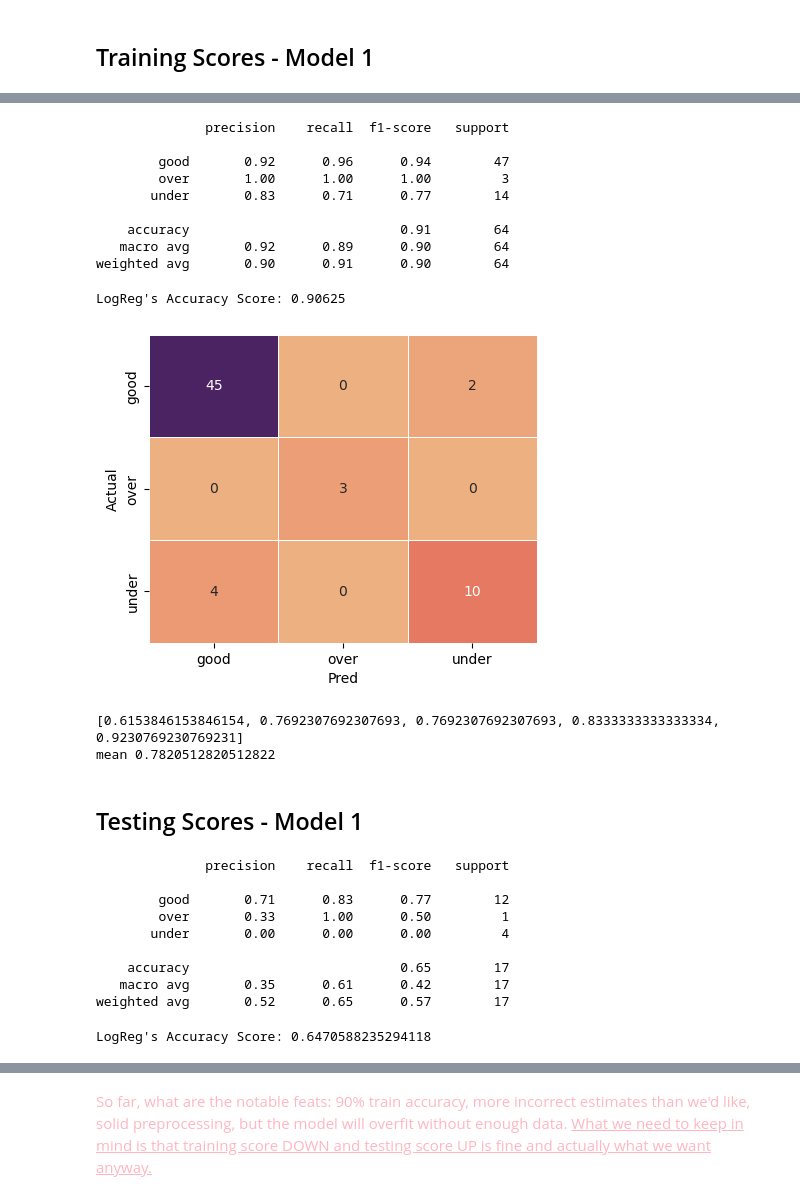
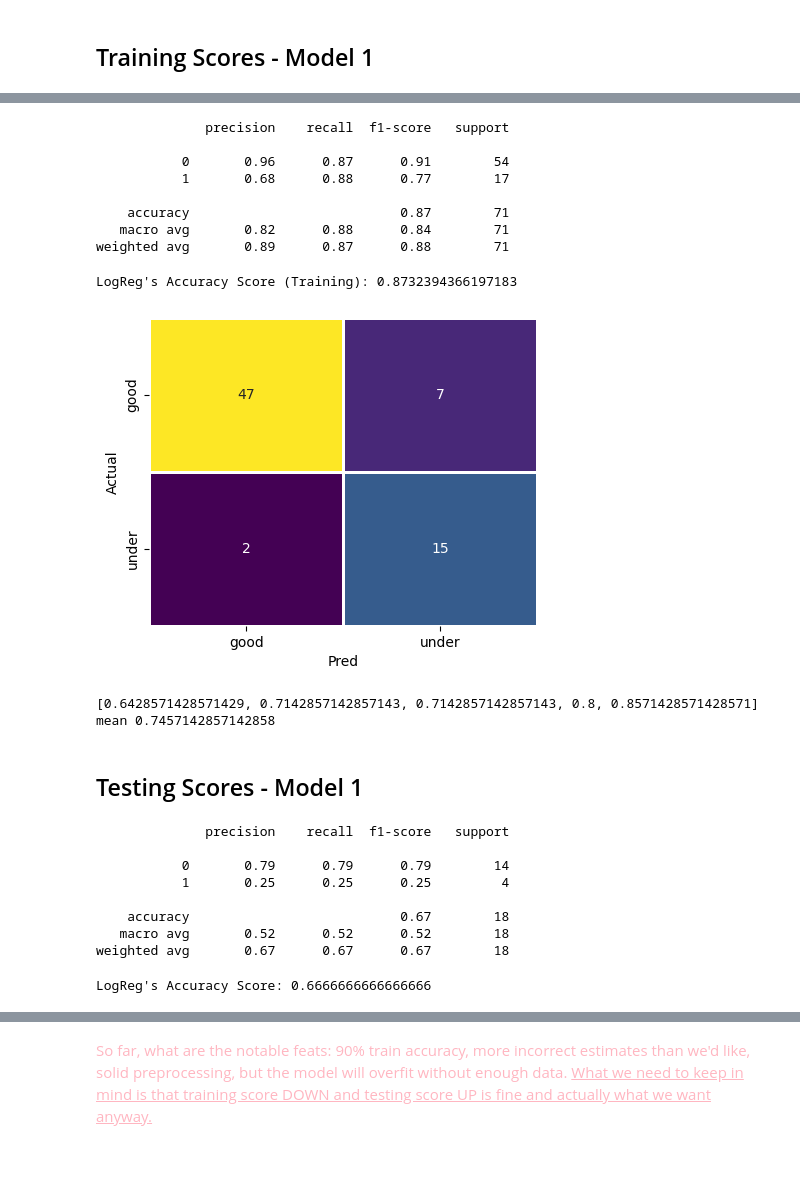
Before and after one commit to anichip/EspressFlowCV, a Jupyter notebook: initial_model.ipynb, the cells around one changed output, grey strips where cells are left out. Drawn from its saved outputs; the diff is of its cells as text; code cells hidden in the pictures; blank space fills up the shorter version.

Commit message:
RESET: 2 categories ONLY

```diff
--- a/initial_model.ipynb
+++ b/initial_model.ipynb
@@ -63,18 +73,18 @@ predictors_num = list(X.columns)
 
 preprocessor = ColumnTransformer([
     ("scaler",StandardScaler(),predictors_num),
-],remainder="drop")
+],remainder="drop") #keep "drop". This column transformer will only affect X
 
-# Encode target labels as integers (ex: good = 0, under = 1, over = 2). OneHotEncoder would be too much here. Just labels in the same column is fine
+# Encode target labels as integers (ex: good = 0, under = 1). OneHotEncoder would be too much here. Just labels in the same column is fine
 #pipeline .fit and .predict calls know to do fit_transform on train data and just .transform on test data and unseen data
 
 # Split the data
-X_train, X_test, y_train, y_test = train_test_split(X, y, test_size=0.2, random_state=42,stratify=y_encoded)
+X_train, X_test, y_train, y_test = train_test_split(X, y_encoded, test_size=0.2, random_state=42,stratify=y_encoded)
 
 #Using a pipeline no matter what. When we save the best one with joblib, it will have all the preprocessing built into it.
 pipeline_1 = Pipeline([
     ("preprocessor",preprocessor),
-    ("classifier",LogisticRegression())
+    ("classifier",LogisticRegression(class_weight='balanced'))
 ])
 
 #y_test is encoded for future reference testing
@@ -115,34 +133,33 @@ print(classification_report(y_train,y_pred_train_1))
 # %% [output]
               precision    recall  f1-score   support
 
-        good       0.92      0.96      0.94        47
-        over       1.00      1.00      1.00         3
-       under       0.83      0.71      0.77        14
+           0       0.96      0.87      0.91        54
+           1       0.68      0.88      0.77        17
 
-    accuracy                           0.91        64
-   macro avg       0.92      0.89      0.90        64
-weighted avg       0.90      0.91      0.90        64
+    accuracy                           0.87        71
+   macro avg       0.82      0.88      0.84        71
+weighted avg       0.89      0.87      0.88        71
 # %%
-print("LogReg's Accuracy Score:",accuracy_score(y_train,y_pred_train_1))
+print("LogReg's Accuracy Score (Training):",accuracy_score(y_train,y_pred_train_1))
 # %% [output]
-LogReg's Accuracy Score: 0.90625
+LogReg's Accuracy Score (Training): 0.8732394366197183
 # %%
 cm = confusion_matrix(y_train,y_pred_train_1)
 
 plt.figure(figsize=(5,4))
-sns.heatmap(cm,annot=True,cmap="flare",linewidth=0.5,xticklabels=encoder.classes_, yticklabels=encoder.classes_,cbar=False)
+sns.heatmap(cm,annot=True,cmap="viridis",linewidth=0.85,xticklabels=encoder.classes_, yticklabels=encoder.classes_,cbar=False)
 plt.xlabel("Pred")
 plt.ylabel("Actual")
 plt.show()
 # %% [output]
-[figure, old version]
+[figure, new version]
 # %%
 cv_scores = cross_val_score(pipeline_1,X_train,y_train,cv=5,scoring="accuracy")
 print(sorted(cv_scores))
 print("mean",cv_scores.mean())
 # %% [output]
-[0.6153846153846154, 0.7692307692307693, 0.7692307692307693, 0.8333333333333334, 0.9230769230769231]
-mean 0.7820512820512822
+[0.6428571428571429, 0.7142857142857143, 0.7142857142857143, 0.8, 0.8571428571428571]
+mean 0.7457142857142858
 # %% [markdown]
 ## Testing Scores - Model 1
 # %%
@@ -150,17 +167,16 @@ print(classification_report(y_test,y_pred_1))
 # %% [output]
               precision    recall  f1-score   support
 
-        good       0.71      0.83      0.77        12
-        over       0.33      1.00      0.50         1
-       under       0.00      0.00      0.00         4
+           0       0.79      0.79      0.79        14
+           1       0.25      0.25      0.25         4
 
-    accuracy                           0.65        17
-   macro avg       0.35      0.61      0.42        17
-weighted avg       0.52      0.65      0.57        17
+    accuracy                           0.67        18
+   macro avg       0.52      0.52      0.52        18
+weighted avg       0.67      0.67      0.67        18
 # %%
 print("LogReg's Accuracy Score:",accuracy_score(y_test,y_pred_1))
 # %% [output]
-LogReg's Accuracy Score: 0.6470588235294118
+LogReg's Accuracy Score: 0.6666666666666666
 # %%
 cm = confusion_matrix(y_test,y_pred_1)
 
```
Also changed, not shown: parts of 15 cells of this notebook, 3 other files.
